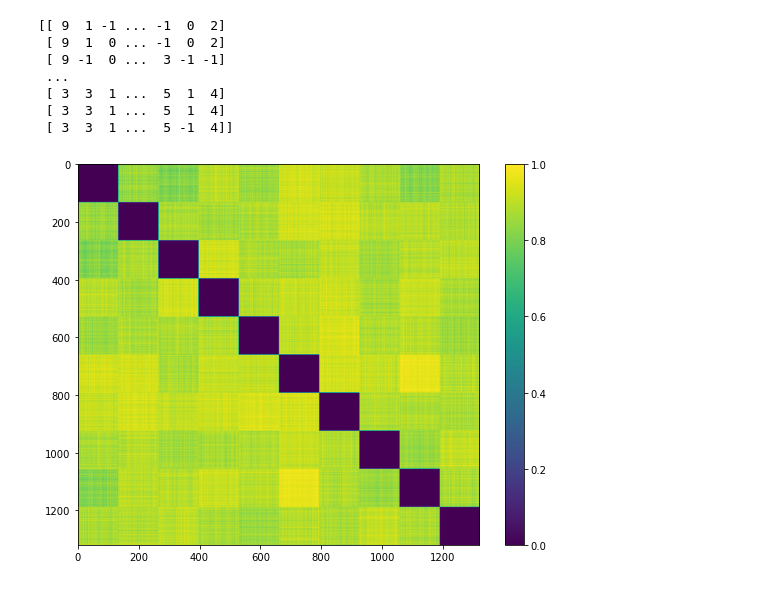
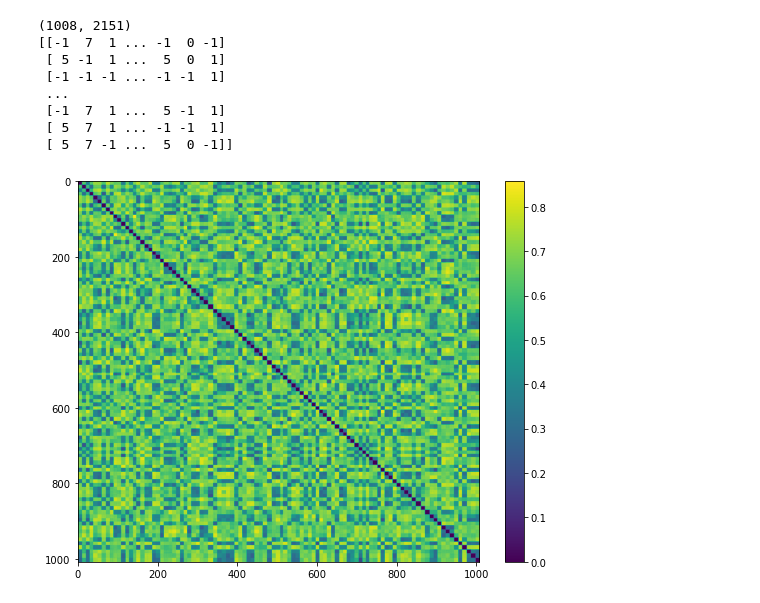
Before and after one commit to bkiyota/SNPBarcodingSimulator, a Jupyter notebook: embryo_sequence_generation.ipynb, the cells around one changed output. Saved outputs shown, nothing was run; the diff lists cells and outputs as text; code cells hidden in the pictures.

Commit message:
Compute SNP profile on sc-transcriptomic input

```diff
--- a/embryo_sequence_generation.ipynb
+++ b/embryo_sequence_generation.ipynb
@@ -137,0 +10,2 @@ print(X)
+# %%
+INPUT_PATH="/mnt/geofflab/SNP_barcoding/Lvar_annotations_v3_Jan2021/transcripts.csv"
@@ -137,0 +232,10 @@ print(X)
+# %%
+n_embryos = 100
+df = pd.read_csv(INPUT_PATH)
+df = df.dropna()
+# df = df.loc[:100,:]
+df = df.sample(250)
+simulator = EmbryoSequenceSimulator(df, n_embryos)
+X = simulator.embryo_population_simulation()
+print(X.shape)
+print(X)
@@ -165,49 +276,50 @@ plt.show()
 # %%
+def adjustedHamming(s1, s2):
+    if len(s1) != len(s2):
+        raise ValueError("Sequence lengths unequal.")
+    else:
+        hd,adjlen = 0, 0
+        for i, j in zip(s1, s2):
+            if i == -1 or j == -1:
+                continue
+            adjlen += 1
+            if i != j:
+                hd += 1
+        return hd, adjlen
+
 # Introduce uniform dropout
 n,m = X.shape
 dropoutX = np.copy(X)
 dropout = 0.3
-n,m = X.shape
 for i in range(n):
     for j in range(m):
         if random.random() <= dropout:
             dropoutX[i,j] = -1
 
+print(dropoutX.shape)
 print(dropoutX)
-
-def adjustedHamming(s1, s2):
-    if len(s1) != len(s2):
-        raise ValueError("Sequence lengths unequal.")
-    else:
-        adjSequenceLength, nNucleotideMismatch = 0, 0
-        for i, j in zip(s1, s2):
-            if i == -1 or j == -1:
-                continue
-            adjSequenceLength += 1
-            if i != j:
-                nNucleotideMismatch += 1
-        return nNucleotideMismatch, adjSequenceLength
 
 # Hamming distance all-vs-all matrix
 hd = np.zeros((n,n))
 adjlen = np.zeros((n,n))
 for i in tqdm(range(n)):
     for j in range(n):
         adjusted_hamming,length = adjustedHamming(dropoutX[i,:], dropoutX[j,:])
         hd[i,j] = adjusted_hamming
         adjlen[i,j] = length
 
 ddistX = np.divide(hd,adjlen)
 fig,ax = plt.subplots(figsize=(9,7))
 h1 = ax.imshow(ddistX, aspect='auto')
 fig.colorbar(h1, ax=ax)
 plt.show()
 # %% [output]
-[[ 9  1 -1 ... -1  0  2]
- [ 9  1  0 ... -1  0  2]
- [ 9 -1  0 ...  3 -1 -1]
+(1008, 2151)
+[[-1  7  1 ... -1  0 -1]
+ [ 5 -1  1 ...  5  0  1]
+ [-1 -1 -1 ... -1 -1  1]
  ...
- [ 3  3  1 ...  5  1  4]
- [ 3  3  1 ...  5  1  4]
- [ 3  3  1 ...  5 -1  4]]
+ [-1  7  1 ...  5 -1  1]
+ [ 5  7  1 ... -1 -1  1]
+ [ 5  7 -1 ...  5  0 -1]]
-[figure, old version]
+[figure, new version]
```
Also changed, not shown: parts of 16 cells of this notebook.
